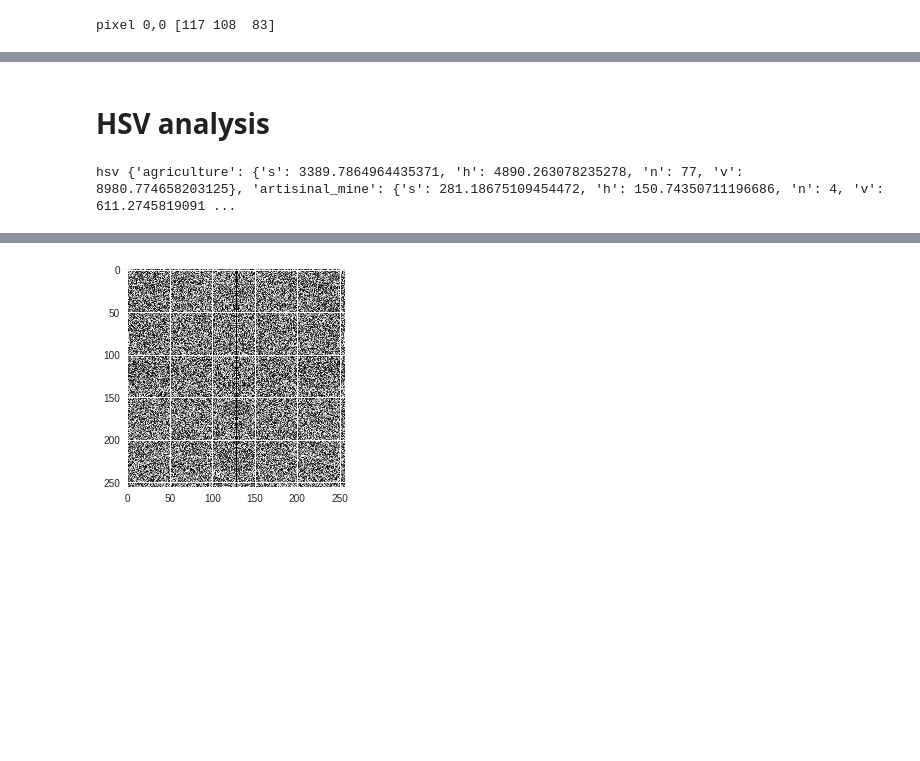
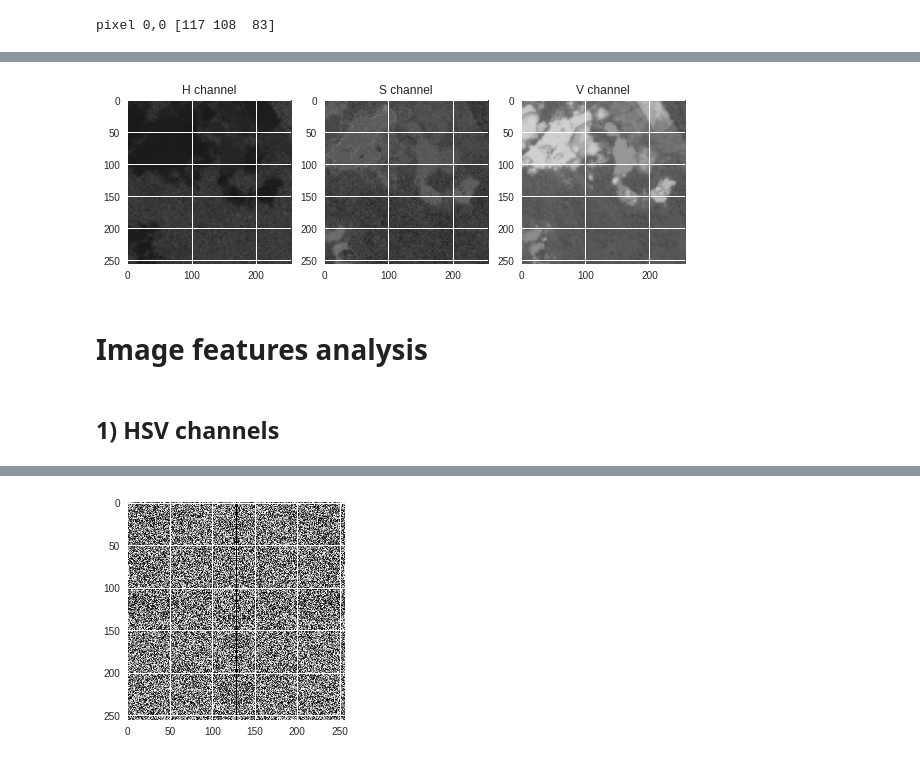
Before and after one commit to gsabran/SaveTheAmazonianPandas, a Jupyter notebook: InputViz.ipynb, the cells around one changed output, grey strips where cells are left out. Cells and saved outputs as stored; diff of their text form; code cells hidden in the pictures; blank space fills up the shorter version.

```diff
--- a/InputViz.ipynb
+++ b/InputViz.ipynb
@@ -21,6 +22,10 @@ np.seterr(divide='raise')
 from utils import get_labels_dict
 from constants import LABELS, WEATHER_IDX
 WEATHER_LABELS = [LABELS[i] for i in WEATHER_IDX]
+HSV = ["H", "S", "V"]
+W, H, D = 256, 256, 3
+W2, H2 = W//2, H//2
+
 print(LABELS)
 # %% [output]
 Using TensorFlow backend.
@@ -48,11 +53,10 @@ def get_channels(img):
     """
     Return a grey scale image for each channel
     """
-    w, h, d = img.shape
     res = []
-    for c in range(d):
-        i = np.zeros((w, h, 3))
-        for k in range(3):
+    for c in range(D):
+        i = np.zeros((W, H, D))
+        for k in range(D):
             i[:,:,k] = img[:,:,c]
         res.append(i)
     return np.array(res)
@@ -63,13 +67,13 @@ def show(img):
         # grey scale
         img = img.reshape((s[0], s[1], 1))
         img = get_channels(img)[0]
-    plt.imshow(np.asarray(img[:,:,0:3], dtype=np.uint8))
+    plt.imshow(np.asarray(img[:,:,0:D], dtype=np.uint8))
     plt.show()
 
 def open_img(name):
     #return imread(name)
     #return 255 - np.asarray(Image.open(name, "r"), dtype=np.float32)[:,:,0:3]
-    return 255 - np.asarray(Image.open(name, "r"), dtype=np.uint8)[:,:,0:3]
+    return 255 - np.asarray(Image.open(name, "r"), dtype=np.uint8)[:,:,0:D]
 # %%
 img = open_img("rawInput/train-jpg/train_15510.jpg")
 show(img)
@@ -88,5 +85,14 @@ for i in get_channels(color.rgb2hsv(img)):
+# %%
+fig, ax = plt.subplots(nrows=1, ncols=3, figsize=(10, 10))
+img = np.asarray(img, dtype=np.uint8)
+hsv = [np.asarray(c, dtype=np.uint8) for c in get_channels(color.rgb2hsv(img) * 255)]
+for i, c in enumerate(HSV):
+    ax[i].imshow(hsv[i], cmap = 'gray')
+    ax[i].set_title('{c} channel'.format(c=c))
+# %% [output]
+[figure, added]
 # %% [markdown]
-# HSV analysis
+# Image features analysis
 # %%
 img_names = np.array([k for k in labels])
 sampled_imgs = []
@@ -95,38 +103,35 @@ for tag in WEATHER_LABELS:
         sampled_imgs.append(i)
 
 sampled_labels = { k: labels[k] for k in sampled_imgs }
+# %% [markdown]
+## 1) HSV channels
 # %%
-hsv = {}
-process_count = cpu_count()
+hsv_dist = {}
 
-def get_hsv_mean(img_name):
+def get_hsv_channels(img_name):
     img = open_img("rawInput/train-jpg/{k}.jpg".format(k=img_name))
     img = color.rgb2hsv(img) * 255
-    h, s, v = np.mean(img[:,:,0]), np.mean(img[:,:,1]), np.mean(img[:,:,2])
+    hsv = [img[:,:,i] for i, _ in enumerate(HSV)]
     tags = [LABELS[i] for i, v in enumerate(labels[img_name]) if v == 1]
-    return tags, h, s, v
+    return tags, hsv
 
 with ThreadPoolExecutor(process_count) as pool:
-    for tags, h, s, v in tqdm(
+    for tags, hsv in tqdm(
             pool.map(
-                get_hsv_mean,
+                get_hsv_channels,
                 [img_name for img_name in sampled_labels]
             ),
             total=len(sampled_labels)
         ):
             for tag in tags:
-                if tag not in hsv:
-                    hsv[tag] = { "n": 0, "h": 0.0, "s": 0.0, "v": 0.0 }
-                hsv[tag]["n"] += 1
-                hsv[tag]["h"] += h
-                hsv[tag]["s"] += s
-                hsv[tag]["v"] += v
+                if tag in WEATHER_LABELS:
+                    if tag not in hsv_dist:
+                        hsv_dist[tag] = { c: [] for c in HSV }
+                        hsv_dist[tag]["n"] = 0
+                    hsv_dist[tag]["n"] += 1
+                    for i, c in enumerate(HSV):
+                        hsv_dist[tag][c].append(hsv[i])
 
 for tag in WEATHER_LABELS:
-    hsv[tag]["s"] /= hsv[tag]["n"]
-    hsv[tag]["h"] /= hsv[tag]["n"]
-    hsv[tag]["v"] /= hsv[tag]["n"]
-
-print("hsv", hsv)
+    for c in HSV:
+        hsv_dist[tag][c] = np.array(hsv_dist[tag][c]).flatten()
-# %% [output]
-hsv {'agriculture': {'s': 3389.7864964435371, 'h': 4890.263078235278, 'n': 77, 'v': 8980.774658203125}, 'artisinal_mine': {'s': 281.18675109454472, 'h': 150.74350711196686, 'n': 4, 'v': 611.2745819091 ...
```
Also changed, not shown: parts of 25 cells of this notebook.
